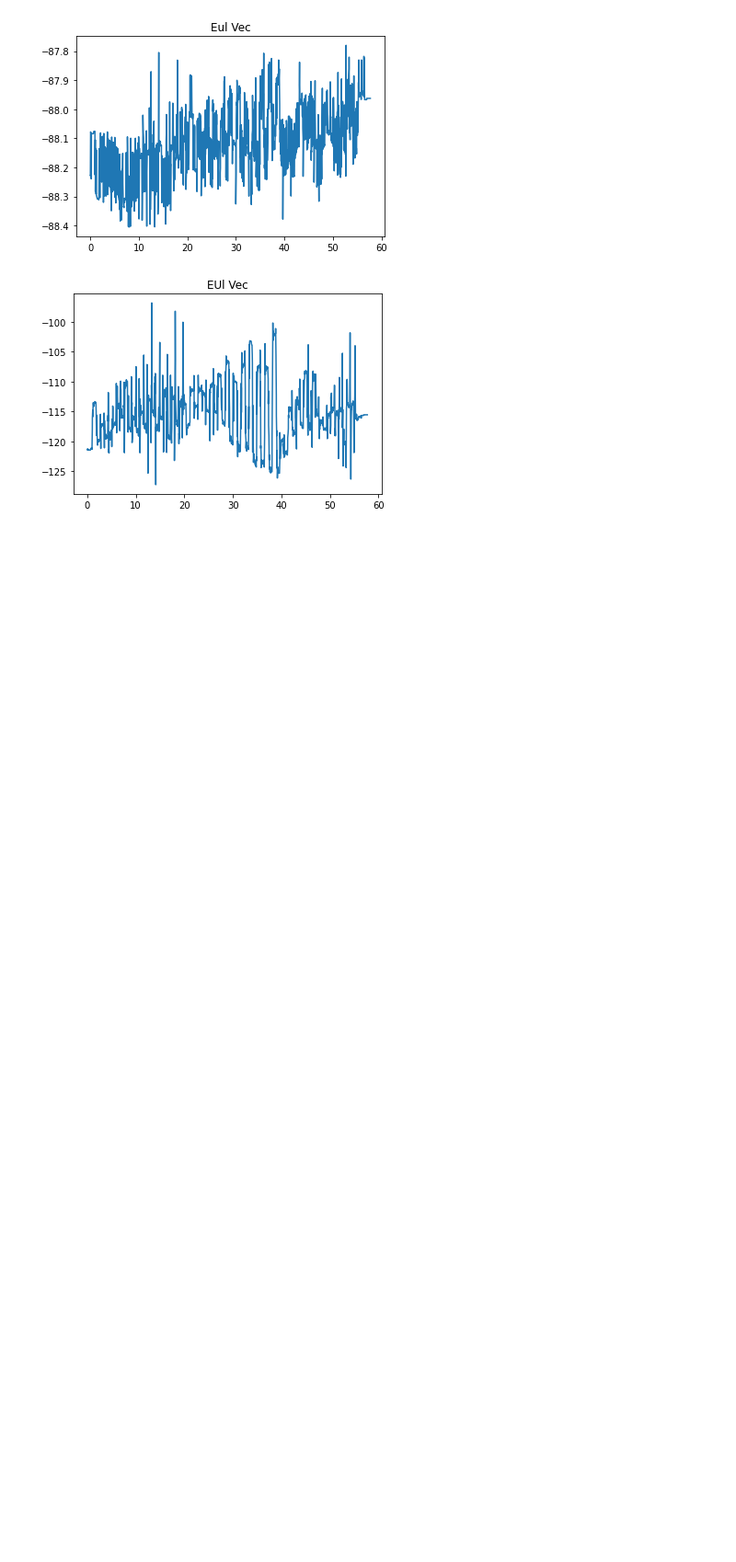
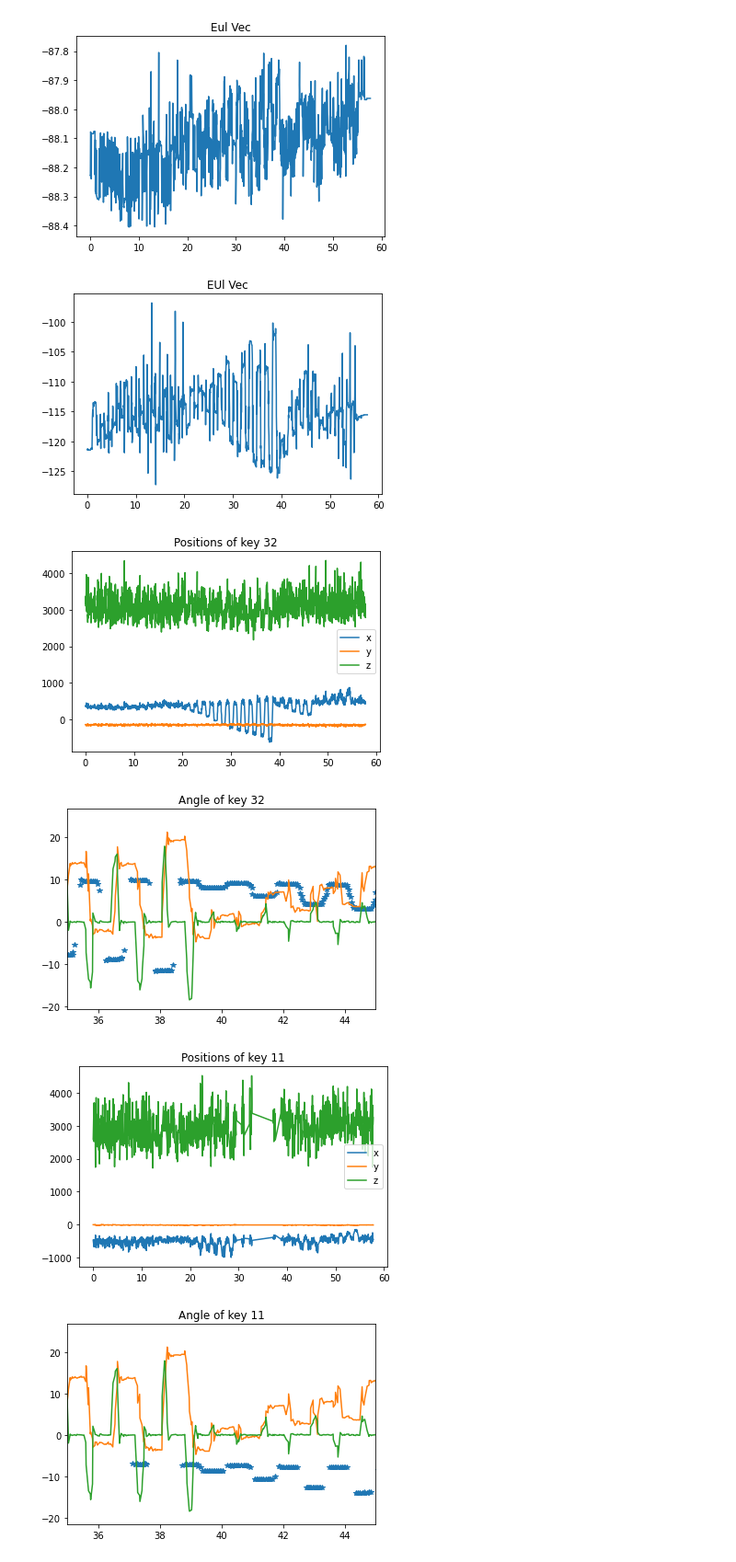
Before and after one commit to grybka/gratbot, a Jupyter notebook: gratbotmk4/notebooks/initial_input_plotting.ipynb, the cells around one changed output. Shown at 92% size. Saved outputs shown, nothing was run; the diff lists cells and outputs as text; code cells hidden in the pictures; blank space fills up the shorter version.

```diff
--- a/gratbotmk4/notebooks/initial_input_plotting.ipynb
+++ b/gratbotmk4/notebooks/initial_input_plotting.ipynb
@@ -157,3 +159,53 @@ plt.show()
 [figure]
 [figure]
 [figure]
+# %%
+from matplotlib import pyplot as plt
+
+def get_unique_tagged_objects(tagged_objects,objects_to_watch):
+        ret={}
+        label_list=[ x["label"] for x in tagged_objects]
+        for key in objects_to_watch:
+            if label_list.count(key)>1 or label_list.count(key)==0:
+                continue
+            elem=next(filter(lambda x: x["label"]==key,tagged_objects))
+            ret[key]=elem
+        return ret
+
+positions={}
+timestamps={}
+for message in sensor_log:
+    if "detections" in message:
+        dets=get_unique_tagged_objects(message["detections"],[32,11])
+        for key in dets:
+            if key not in positions:
+                positions[key]=[]
+                timestamps[key]=[]
+            positions[key].append(dets[key]["spatial_array"])
+            timestamps[key].append(message["timestamp"]-first_timestamp)
+for key in positions:
+    positions[key]=np.array(positions[key])
+
+for key in positions:
+    fig, ax = plt.subplots()
+    plt.title("Positions of key {}".format(key))
+    #plt.ylim([0,0.5])
+    labels=["x","y","z"]
+    for i in range(3):
+        ax.plot( timestamps[key],positions[key][:,i],label=labels[i])
+    plt.legend()
+    plt.show()
+    fig, ax = plt.subplots()
+    plt.title("Angle of key {}".format(key))
+    #plt.ylim([0,0.5])
+    plt.xlim(35,45)
+    ax.plot( timestamps[key],(360/(2*np.pi))*np.arctan2(positions[key][:,0],positions[key][:,2]) ,'*'           )
+    ax.plot( rot_vec_ts,eul_vecs[:,2]-eul_vecs[0,2])
+    ax.plot( accel_vec_ts,10*gyro_vecs[:,0])
+
+    plt.show()
+# %% [output]
+[figure, added]
+[figure, added]
+[figure, added]
+[figure, added]
```
Also changed, not shown: parts of 1 cell of this notebook, 2 other files.
